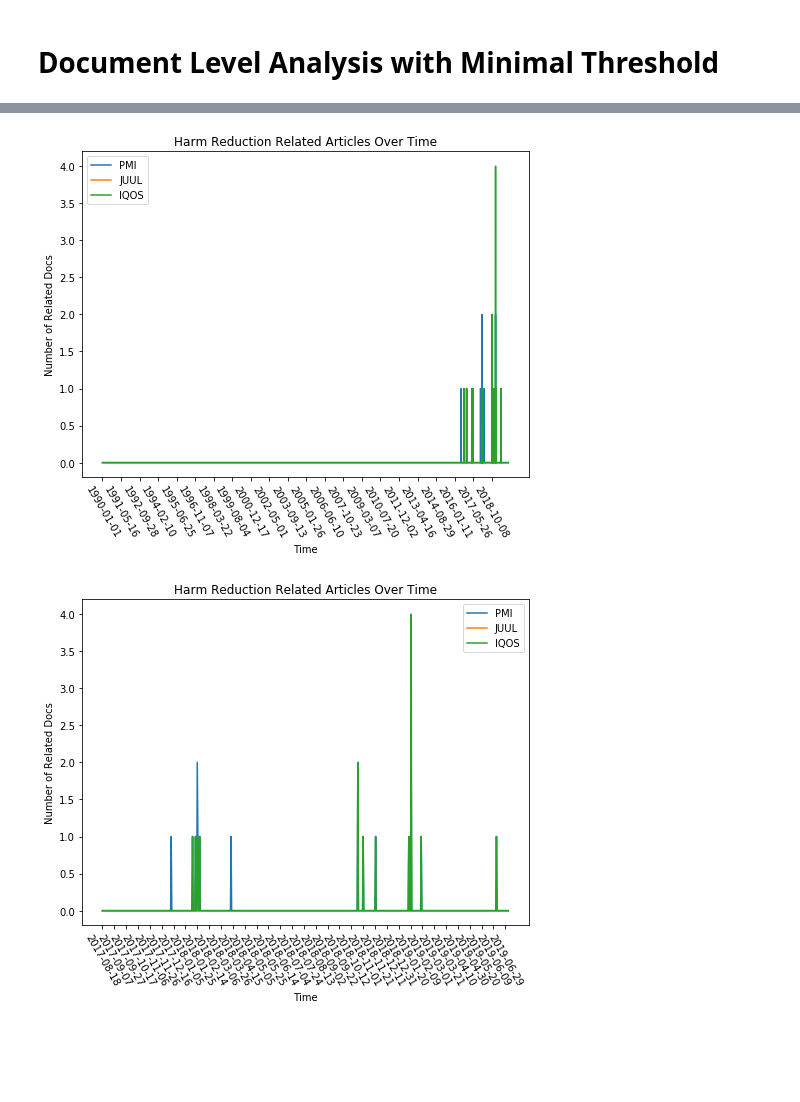
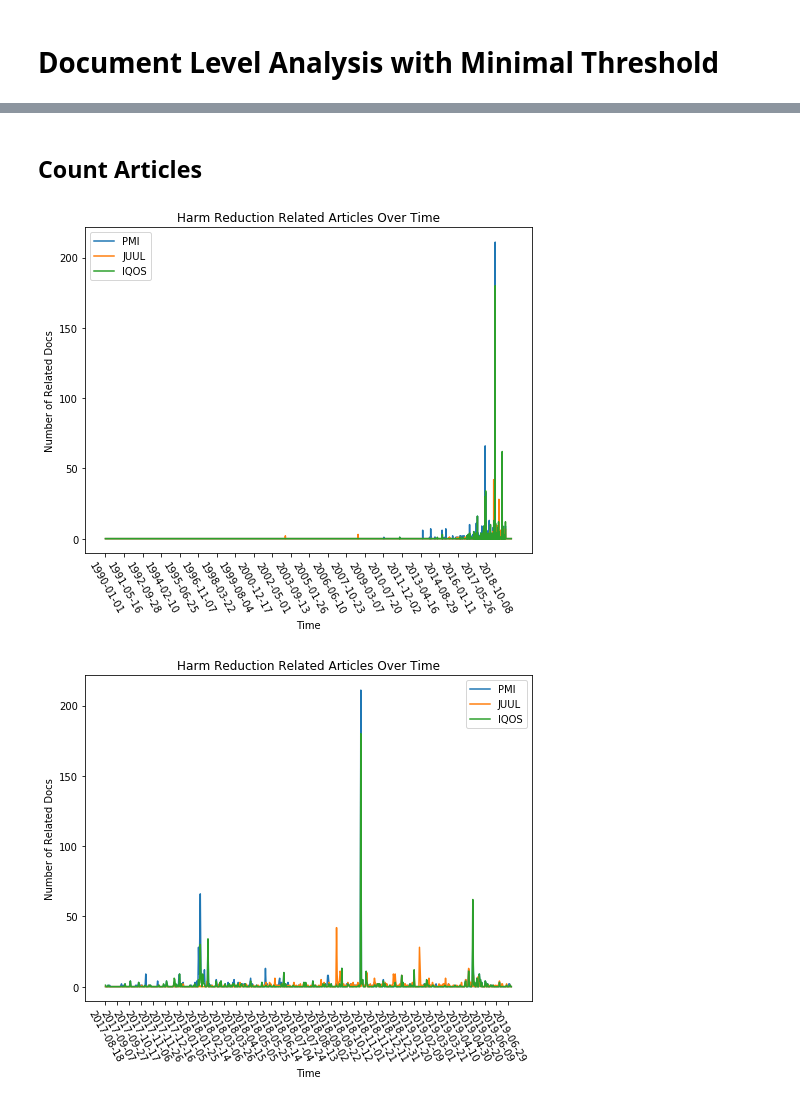
Before and after one commit to bgloger3489/Analyses-On-Miso-Feed-Data, a Jupyter notebook: Harm Reduction Plot.ipynb, the cells around one changed output, grey strips where cells are left out. Cells and saved outputs as stored; diff of their text form; code cells hidden in the pictures; blank space fills up the shorter version.

Commit message:
made program for finding information about articles in specific countries at specific times

```diff
--- a/Harm Reduction Plot.ipynb
+++ b/Harm Reduction Plot.ipynb
@@ -20,0 +26,4 @@ Loaded 485 docs
+# %%
+print("Please Enter Desired Stance for each feed. POSITIVE_sent_probas || NEGATIVE_sent_probas")
+desired_stances = ["POSITIVE_sent_probas","POSITIVE_sent_probas","POSITIVE_sent_probas"] #desired stance for every feed - Must be manually input by user
+assert len(desired_stances) == len(feed_addresses)
@@ -99,0 +107,27 @@ If you're reading this message in another frontend (for example, a static render
+# %%
+THRESHOLD = .1
+
+#iterate over feeds
+for feed_number, feed in enumerate(feeds):
+    #iterate over the articles
+    for article in tqdm.tqdm_notebook(feed):
+        date = format_date(article["_source"]["date"])
+
+        #1. check for pro-industry
+        if avg_sentence_sentiment(article,desired_stances[feed_number]) >= THRESHOLD:#article["_source"][desired_stances[feed_number]] > THRESHOLD:
+            doc = nlp(article["_source"]["text"])
+
+
+            #2. check for harm reduction keyword
+            for i, word in enumerate(doc):
+                if word.lemma_.lower() in harm_reduction_keywords:
+
+                    #3. check for PMI, JUUL, IQOS
+                    if check_aliases(PMI,doc.ents):
+                        articles_by_date[date][PMI].append(article)
+                    if check_aliases(JUUL,doc.ents):
+                        articles_by_date[date][JUUL].append(article)
+                    if check_aliases(IQOS,doc.ents):
+                        articles_by_date[date][IQOS].append(article)
+
+                    break
@@ -100,3 +142,13 @@ If you're reading this message in another frontend (for example, a static render
+# %% [markdown]
+## Count Articles
+# %%
+count_by_date = {} # {"DATE":[count of PMI related docs, count of JUUL related docs, count of IQOS related docs }
+                    # counts the references to harm reduction with resepect to PMI, IQOS, JUUL
+for date in articles_by_date:
+    count_by_date[date] = [0,0,0]
+    count_by_date[date][PMI] = len(articles_by_date[date][PMI])
+    count_by_date[date][JUUL] = len(articles_by_date[date][JUUL])
+    count_by_date[date][IQOS] = len(articles_by_date[date][IQOS])
 # %%
 data = np.asarray(list(count_by_date.items()))
 
@@ -108,8 +160,8 @@ years = [year[:4] for year in list(count_by_date.keys())[::12]]
 # %%
 plt.figure(figsize=(8, 6))
 plt.plot(range(len(PMI_harm_reduction)), PMI_harm_reduction,label="PMI")
-plt.plot(range(len(PMI_harm_reduction)), JUUL_harm_reduction,label="JUUL")
-plt.plot(range(len(PMI_harm_reduction)), IQOS_harm_reduction,label="IQOS")
+plt.plot(range(len(JUUL_harm_reduction)), JUUL_harm_reduction,label="JUUL")
+plt.plot(range(len(IQOS_harm_reduction)), IQOS_harm_reduction,label="IQOS")
 plt.title("Harm Reduction Related Articles Over Time")
 plt.xlabel("Time")
 plt.xticks(range(len(data))[::500], data[::500,0], rotation=300)
@@ -117,19 +169,19 @@ plt.ylabel("Number of Related Docs")
 plt.legend()
 plt.show()
 # %% [output]
-[figure, old version]
+[figure, new version]
 # %%
 plt.figure(figsize=(8, 6))
 start = 12*26*32 + 100
 end = 12*26*35-150
 plt.plot(range(len(PMI_harm_reduction))[start:end], PMI_harm_reduction[start:end],label="PMI")
-plt.plot(range(len(PMI_harm_reduction))[start:end], JUUL_harm_reduction[start:end],label="JUUL")
-plt.plot(range(len(PMI_harm_reduction))[start:end], IQOS_harm_reduction[start:end],label="IQOS")
+plt.plot(range(len(JUUL_harm_reduction))[start:end], JUUL_harm_reduction[start:end],label="JUUL")
+plt.plot(range(len(IQOS_harm_reduction))[start:end], IQOS_harm_reduction[start:end],label="IQOS")
 plt.title("Harm Reduction Related Articles Over Time")
 plt.xlabel("Time")
 plt.xticks(range(len(dates))[start:end:20],dates[start:end:20], rotation=300)
 plt.ylabel("Number of Related Docs")
 plt.legend()
 plt.show()
 # %% [output]
-[figure, old version]
+[figure, new version]
```
Also changed, not shown: parts of 14 cells of this notebook, 6 other files.
